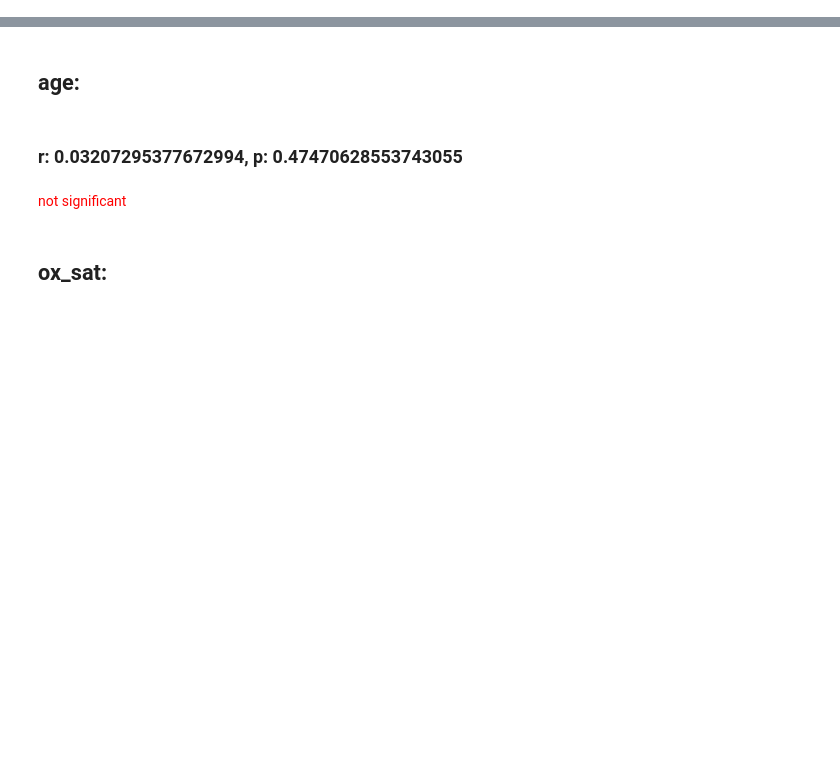
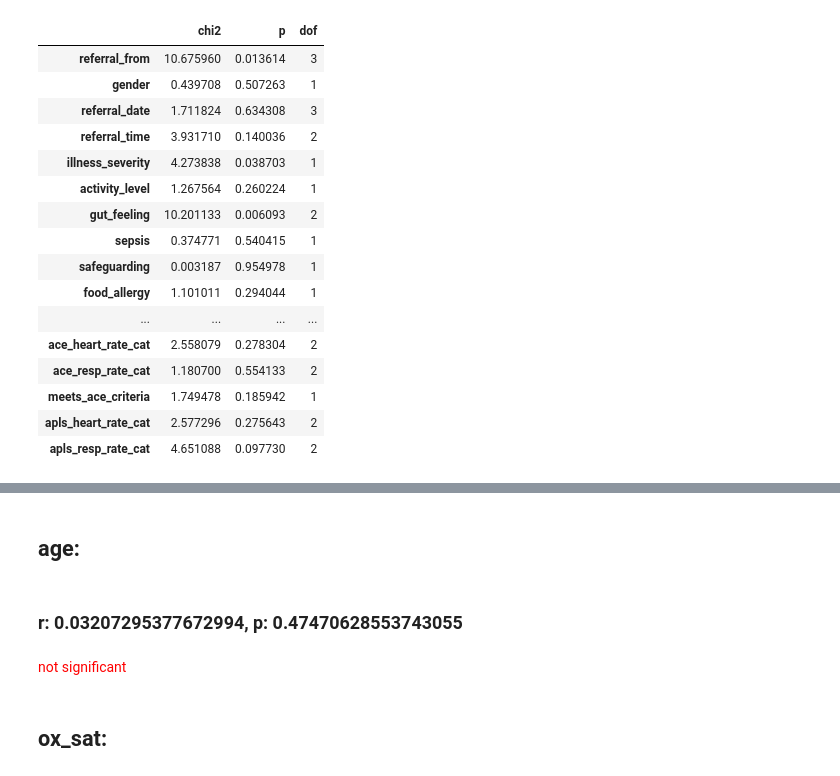
Before and after one commit to btcooper22/ace_project, a Jupyter notebook: exploration/exploration.ipynb, the cells around one changed output, grey strips where cells are left out. Saved outputs shown, nothing was run; the diff lists cells and outputs as text; code cells hidden in the pictures; blank space fills up the shorter version.

```diff
--- a/exploration/exploration.ipynb
+++ b/exploration/exploration.ipynb
@@ -29,32 +31,0 @@ memory usage: 67.1+ KB
-# %%
-print("General Stats: ")
-display(ace_data["hospital_reqd"].agg(["mean", np.std, "count"]))
-print("\n")
-
-skip_features = ["id", "hospital_reqd", "age", "heart_rate", "resp_rate",
-                 "ox_sat", "temp", "ethnicity", "address", "allergies"]
-for feature in ace_data.columns:
-
-    if feature in skip_features:
-        continue
-
-    display(HTML(f"<h2>{feature}</h2>"))
-
-    temp_df = ace_data[["hospital_reqd" , feature]]
-
-    display(temp_df.groupby(feature)
-            .agg(["mean", np.std, stats.sem, "count"]))
-
-    size_data = (temp_df.groupby([feature, "hospital_reqd"], as_index=False)
-                 .size()
-                 .pivot(index=feature, columns="hospital_reqd", values="size")
-                 .fillna(0))
-
-    chi2, p, dof, expected = chi2_contingency(size_data.values)
-    display(HTML("<h4>Chi<sup>2</sup> Results:</h4>"))
-    display(pd.DataFrame({ "chi2": chi2, "p": p, "dof": dof },
-                         index=[0]))
-    if p < 0.05:
-        display(HTML("<p style='color:green'>significant</p"))
-    else:
-        display(HTML("<p style='color:red'>not significant</p"))
@@ -90,3 +108,29 @@ not significant
+# %%
+def highlight_significant(df):
+    if df.p < 0.05:
+        return ["color: green"]*3
+    else:
+        return ["color: red"]*3
+
+chi2_stats.style.apply(highlight_significant, axis=1)
+# %% [output]
+|  | chi2 | p | dof |
+| referral_from | 10.675960 | 0.013614 | 3 |
+| gender | 0.439708 | 0.507263 | 1 |
+| referral_date | 1.711824 | 0.634308 | 3 |
+| referral_time | 3.931710 | 0.140036 | 2 |
+| illness_severity | 4.273838 | 0.038703 | 1 |
+| activity_level | 1.267564 | 0.260224 | 1 |
+| gut_feeling | 10.201133 | 0.006093 | 2 |
+| sepsis | 0.374771 | 0.540415 | 1 |
+| safeguarding | 0.003187 | 0.954978 | 1 |
+| food_allergy | 1.101011 | 0.294044 | 1 |
+| ... | ... | ... | ... |
+| ace_heart_rate_cat | 2.558079 | 0.278304 | 2 |
+| ace_resp_rate_cat | 1.180700 | 0.554133 | 2 |
+| meets_ace_criteria | 1.749478 | 0.185942 | 1 |
+| apls_heart_rate_cat | 2.577296 | 0.275643 | 2 |
+| apls_resp_rate_cat | 4.651088 | 0.097730 | 2 |
 # %%
 import seaborn as sns
 import matplotlib.pyplot as plt
```
Also changed, not shown: parts of 6 cells of this notebook, 1 other file.
